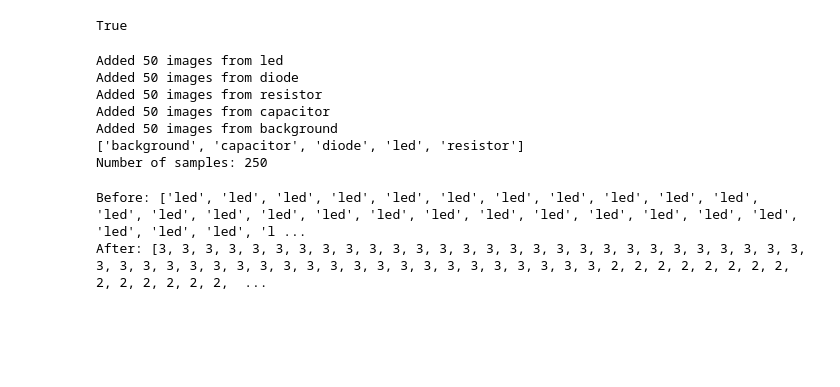
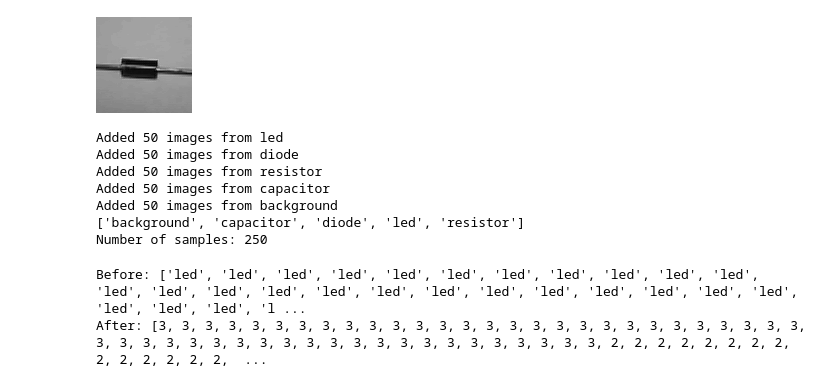
Before and after one commit to Bjoshua25/Embedded-vision-electronics-image-identifier, a Jupyter notebook: 1.2.3 - Training an Image Classifier with Keras/image_classifier_dnn.ipynb, the cells around one changed output. Drawn from its saved outputs; the diff is of its cells as text; code cells hidden in the pictures; blank space fills up the shorter version.

```diff
--- a/1.2.3 - Training an Image Classifier with Keras/image_classifier_dnn.ipynb
+++ b/1.2.3 - Training an Image Classifier with Keras/image_classifier_dnn.ipynb
@@ -62,17 +60,32 @@ random.seed(42)
 # %%
 # ----------- LOAD IMAGES AS NUMPY -----------
 
+# define empty lists
 labels = []
 y_all = []
 X_all = []
 
+
+# Access class paths for further use
 for label in os.listdir(DATASET_PATH):
   class_dir = os.path.join(DATASET_PATH, label)
 
+  # remove un-needed class type: .ipynb_checkpoints
+  if os.path.isdir(class_dir) and label != ".ipynb_checkpoints":
+    labels.append(label)
 
-if os.path.isdir(class_dir) and label != ".ipynb_checkpoints":
+  # Access each image files
+  for i, file in enumerate(os.listdir(class_dir)):
+    if file != ".ipynb_checkpoints":
+
+      # Obtain the image file paths for injection into Python PIL library
+      file_path = os.path.join(class_dir, file)
+      img = PIL.Image.open(file_path).convert("L")
+
+
+img
 # %% [output]
-True
+[figure, added]
 # %%
 ### Load images as Numpy arrays
 
```
Also changed, not shown: parts of 1 cell of this notebook.
